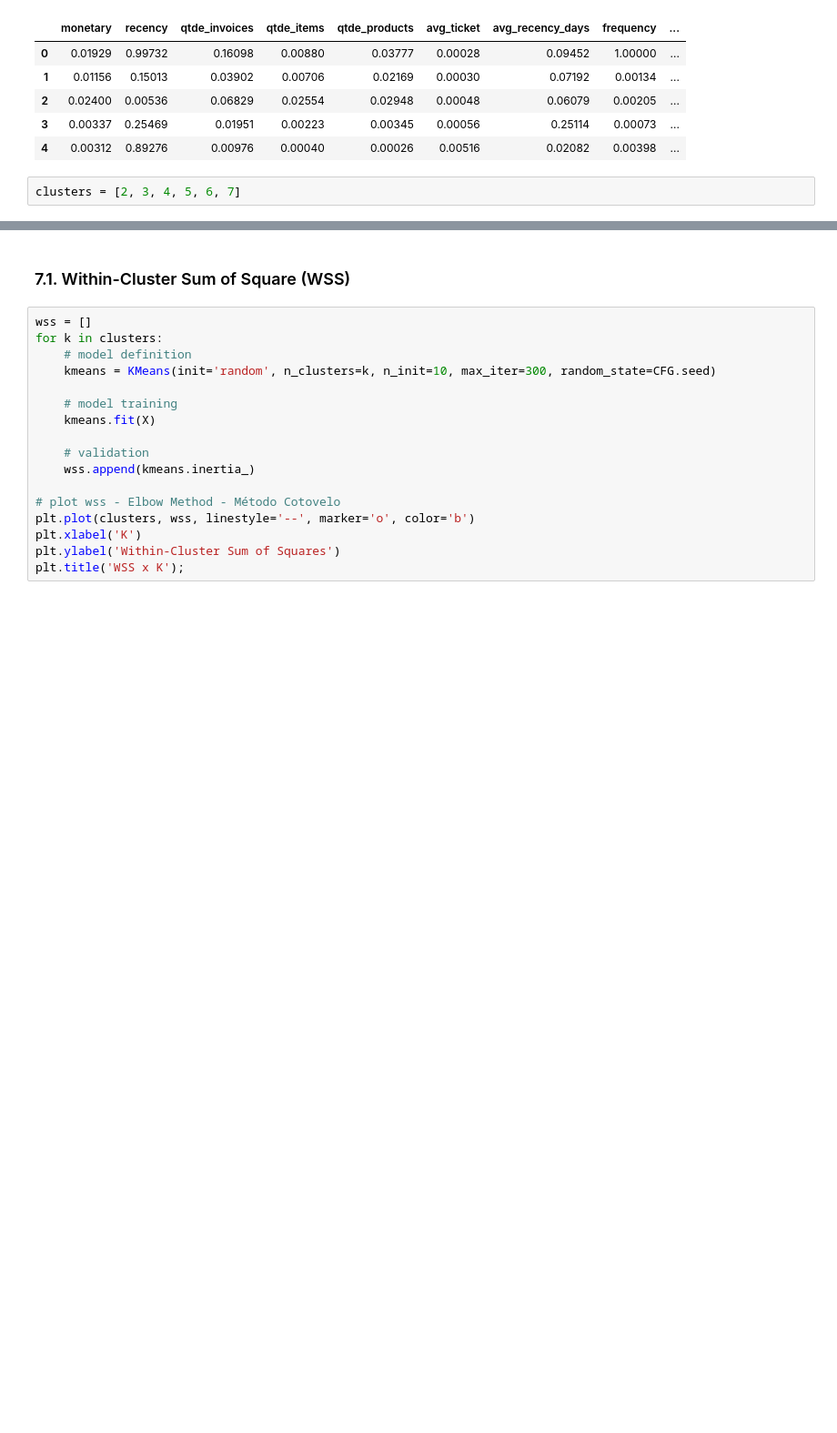
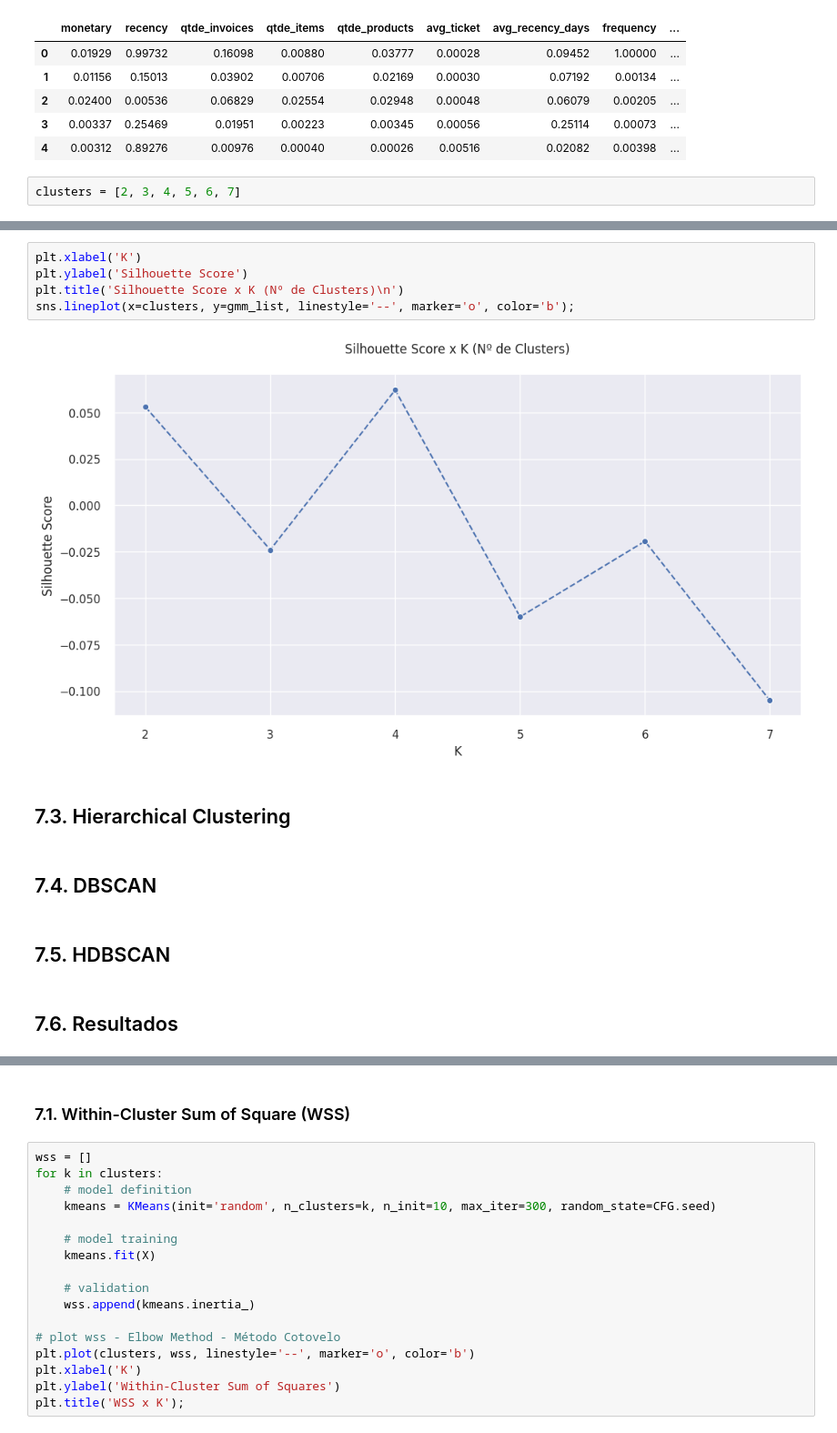
Before and after one commit to leassis91/allmart, a Jupyter notebook: notebooks/c08_modeling_clusters.ipynb, the cells around one changed output, grey strips where cells are left out. Shown at 91% size. Cells and saved outputs as stored; diff of their text form; blank space fills up the shorter version.

```diff
--- a/notebooks/c08_modeling_clusters.ipynb
+++ b/notebooks/c08_modeling_clusters.ipynb
@@ -1168,0 +1184,15 @@ clusters = [2, 3, 4, 5, 6, 7]
+# %%
+plt.xlabel('K')
+plt.ylabel('Silhouette Score')
+plt.title('Silhouette Score x K (Nº de Clusters)\n')
+sns.lineplot(x=clusters, y=gmm_list, linestyle='--', marker='o', color='b');
+# %% [output]
+[figure, added]
+# %% [markdown]
+## 7.3. Hierarchical Clustering
+# %% [markdown]
+## 7.4. DBSCAN
+# %% [markdown]
+## 7.5. HDBSCAN
+# %% [markdown]
+## 7.6. Resultados
```
Also changed, not shown: parts of 24 cells of this notebook, 1 other file.
